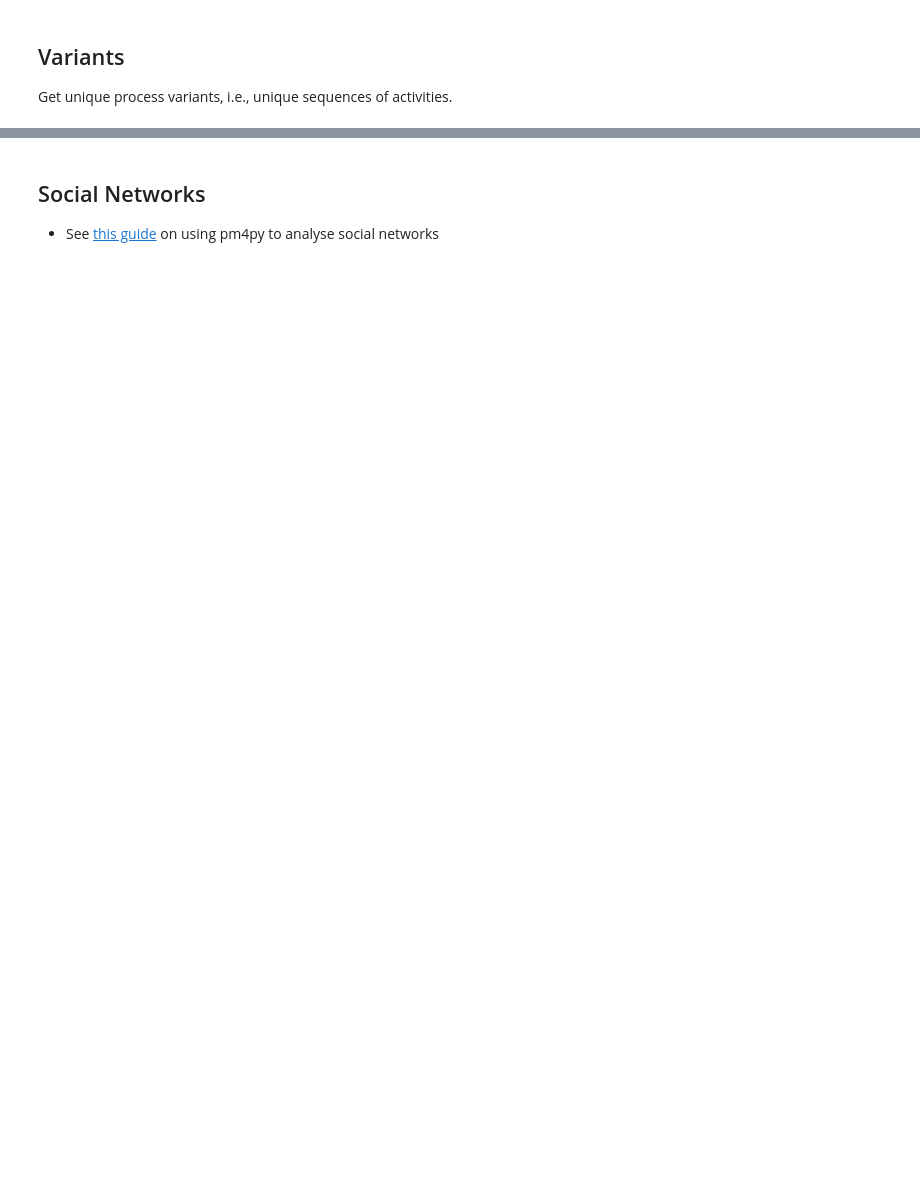
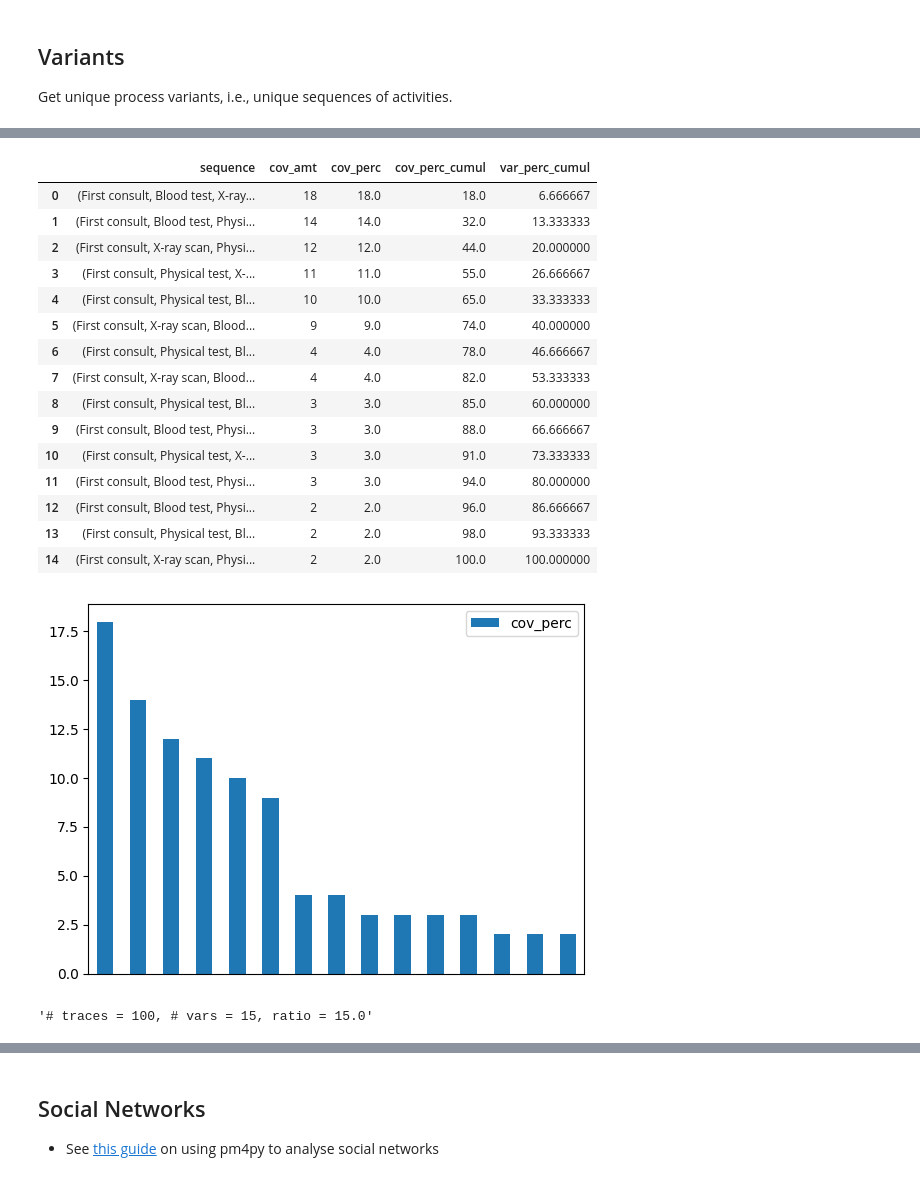
Before and after one commit to william-vw/pm4py_tutorial, a Jupyter notebook: PatientPathways.ipynb, the cells around one changed output, grey strips where cells are left out. Cells and saved outputs as stored; diff of their text form; code cells hidden in the pictures; blank space fills up the shorter version.

Commit message:
extended part on variants

```diff
--- a/PatientPathways.ipynb
+++ b/PatientPathways.ipynb
@@ -413,0 +437,29 @@ NameError: name 'pm4py' is not defined
+# %%
+# get variant statistics
+
+vars_stats = get_variants_stats(log)
+vars_stats
+# %% [output]
+|  | sequence | cov_amt | cov_perc | cov_perc_cumul | var_perc_cumul |
+| 0 | (First consult, Blood test, X-ray... | 18 | 18.0 | 18.0 | 6.666667 |
+| 1 | (First consult, Blood test, Physi... | 14 | 14.0 | 32.0 | 13.333333 |
+| 2 | (First consult, X-ray scan, Physi... | 12 | 12.0 | 44.0 | 20.000000 |
+| 3 | (First consult, Physical test, X-... | 11 | 11.0 | 55.0 | 26.666667 |
+| 4 | (First consult, Physical test, Bl... | 10 | 10.0 | 65.0 | 33.333333 |
+| 5 | (First consult, X-ray scan, Blood... | 9 | 9.0 | 74.0 | 40.000000 |
+| 6 | (First consult, Physical test, Bl... | 4 | 4.0 | 78.0 | 46.666667 |
+| 7 | (First consult, X-ray scan, Blood... | 4 | 4.0 | 82.0 | 53.333333 |
+| 8 | (First consult, Physical test, Bl... | 3 | 3.0 | 85.0 | 60.000000 |
+| 9 | (First consult, Blood test, Physi... | 3 | 3.0 | 88.0 | 66.666667 |
+| 10 | (First consult, Physical test, X-... | 3 | 3.0 | 91.0 | 73.333333 |
+| 11 | (First consult, Blood test, Physi... | 3 | 3.0 | 94.0 | 80.000000 |
+| 12 | (First consult, Blood test, Physi... | 2 | 2.0 | 96.0 | 86.666667 |
+| 13 | (First consult, Physical test, Bl... | 2 | 2.0 | 98.0 | 93.333333 |
+| 14 | (First consult, X-ray scan, Physi... | 2 | 2.0 | 100.0 | 100.000000 |
+[figure, added]
+# %%
+# variant ratio (the lower the better)
+
+get_variant_ratio(log, vars_stats)
+# %% [output]
+'# traces = 100, # vars = 15, ratio = 15.0'
```
Also changed, not shown: parts of 17 cells of this notebook, 2 other files.
